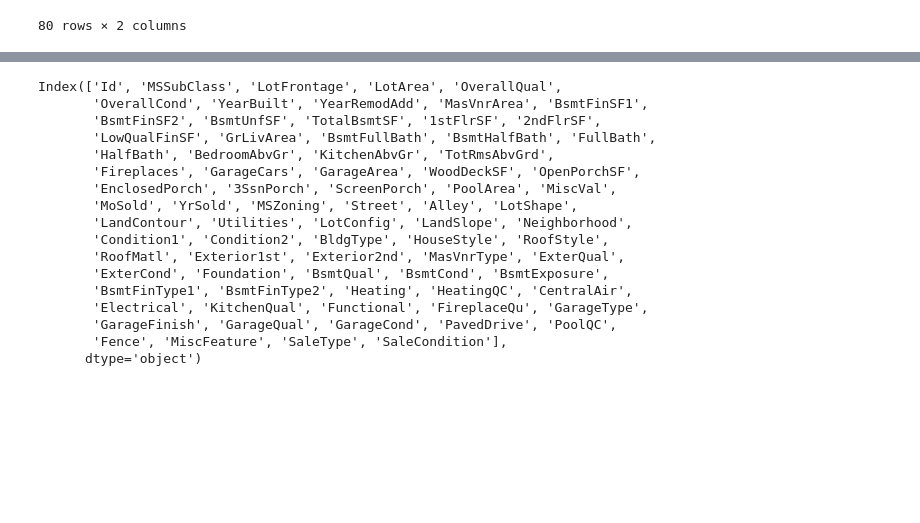
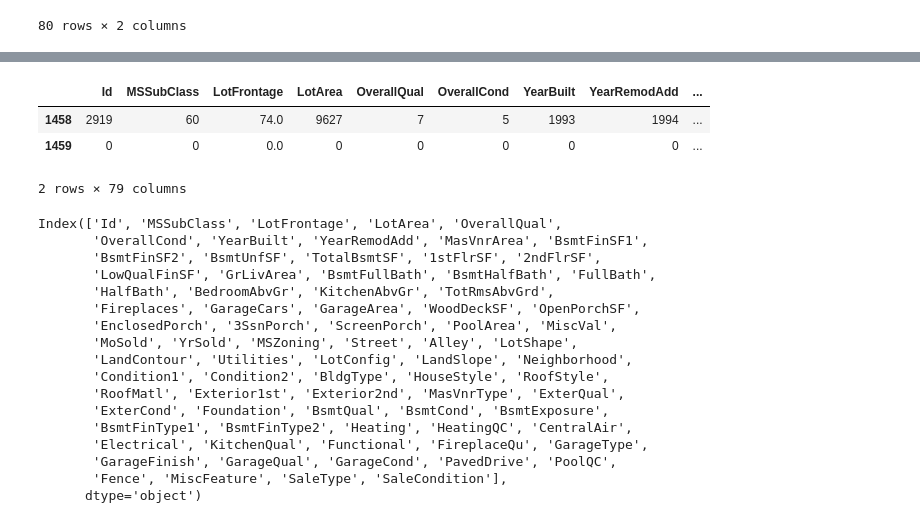
Before and after one commit to abdulhakkeempa/house-price-prediction, a Jupyter notebook: House_Price_Prediction.ipynb, the cells around one changed output, grey strips where cells are left out. Saved outputs shown, nothing was run; the diff lists cells and outputs as text; code cells hidden in the pictures; blank space fills up the shorter version.

```diff
--- a/House_Price_Prediction.ipynb
+++ b/House_Price_Prediction.ipynb
@@ -596,3 +670,10 @@ test_prep.info()
+# %%
+test_prep.tail(2)
+# %% [output]
+|  | Id | MSSubClass | LotFrontage | LotArea | OverallQual | OverallCond | YearBuilt | YearRemodAdd | ... |
+| 1458 | 2919 | 60 | 74.0 | 9627 | 7 | 5 | 1993 | 1994 | ... |
+| 1459 | 0 | 0 | 0.0 | 0 | 0 | 0 | 0 | 0 | ... |
+2 rows × 79 columns
 # %%
 test_prep.columns
 # %% [output]
```
Also changed, not shown: parts of 17 cells of this notebook.
